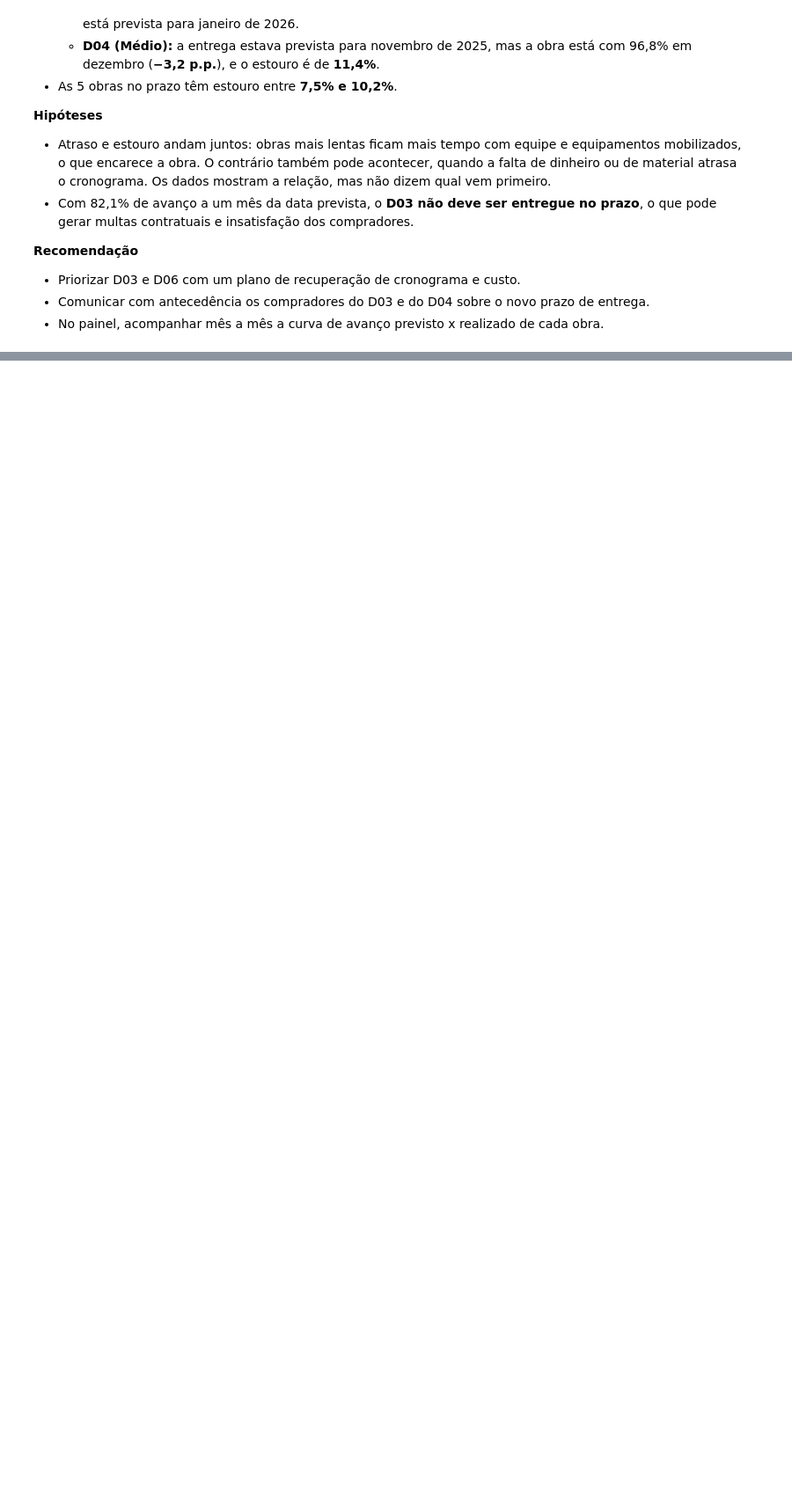
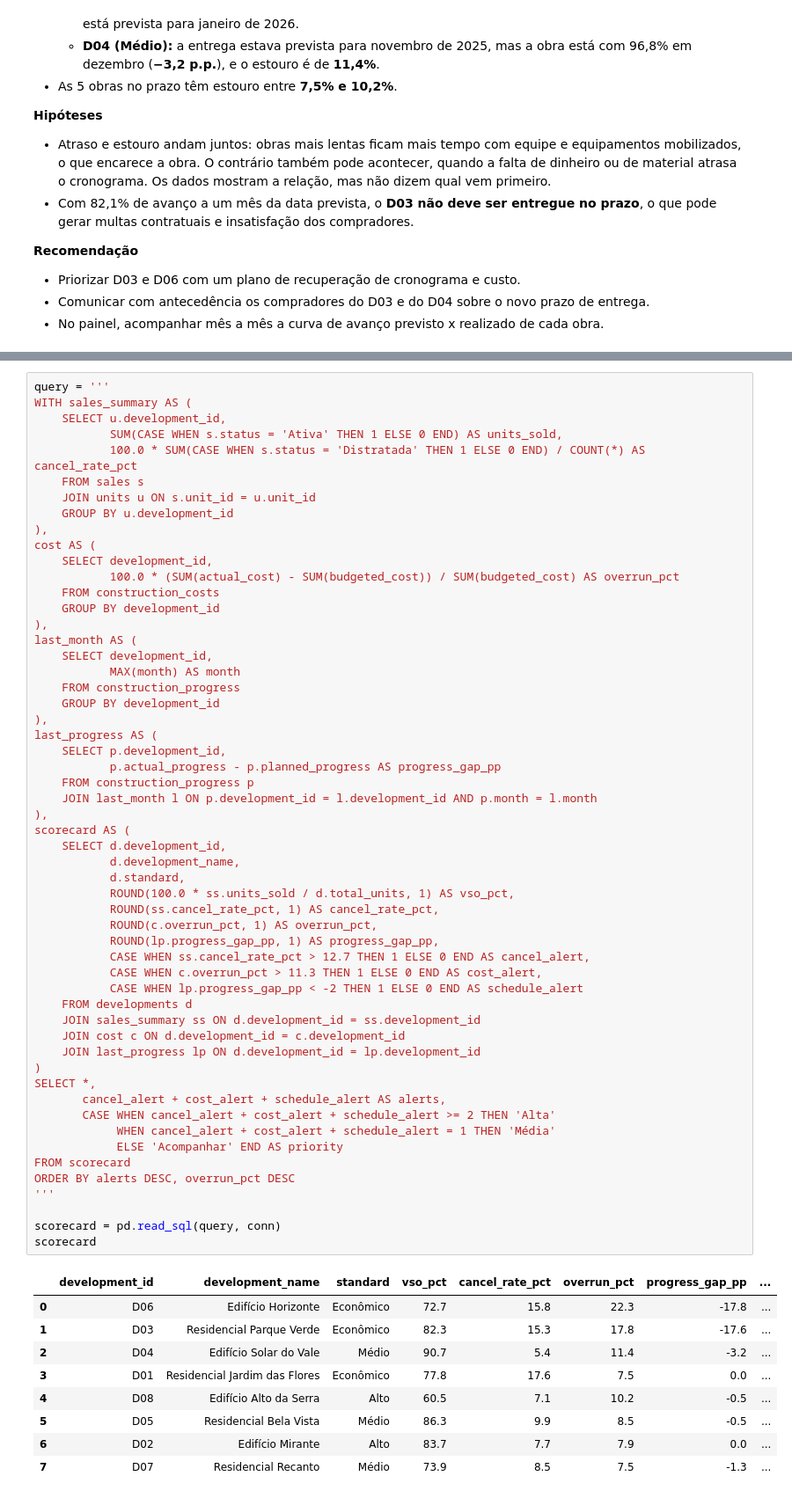
Before and after one commit to ricardo-paganini/construction-powerbi-dashboard, a Jupyter notebook: construction_analysis.ipynb, the cells around one changed output, grey strips where cells are left out. Shown at 88% size. Drawn from its saved outputs; the diff is of its cells as text; blank space fills up the shorter version.

```diff
--- a/construction_analysis.ipynb
+++ b/construction_analysis.ipynb
@@ -877,0 +890,65 @@ plt.show()
+# %%
+query = '''
+WITH sales_summary AS (
+    SELECT u.development_id,
+           SUM(CASE WHEN s.status = 'Ativa' THEN 1 ELSE 0 END) AS units_sold,
+           100.0 * SUM(CASE WHEN s.status = 'Distratada' THEN 1 ELSE 0 END) / COUNT(*) AS cancel_rate_pct
+    FROM sales s
+    JOIN units u ON s.unit_id = u.unit_id
+    GROUP BY u.development_id
+),
+cost AS (
+    SELECT development_id,
+           100.0 * (SUM(actual_cost) - SUM(budgeted_cost)) / SUM(budgeted_cost) AS overrun_pct
+    FROM construction_costs
+    GROUP BY development_id
+),
+last_month AS (
+    SELECT development_id,
+           MAX(month) AS month
+    FROM construction_progress
+    GROUP BY development_id
+),
+last_progress AS (
+    SELECT p.development_id,
+           p.actual_progress - p.planned_progress AS progress_gap_pp
+    FROM construction_progress p
+    JOIN last_month l ON p.development_id = l.development_id AND p.month = l.month
+),
+scorecard AS (
+    SELECT d.development_id,
+           d.development_name,
+           d.standard,
+           ROUND(100.0 * ss.units_sold / d.total_units, 1) AS vso_pct,
+           ROUND(ss.cancel_rate_pct, 1) AS cancel_rate_pct,
+           ROUND(c.overrun_pct, 1) AS overrun_pct,
+           ROUND(lp.progress_gap_pp, 1) AS progress_gap_pp,
+           CASE WHEN ss.cancel_rate_pct > 12.7 THEN 1 ELSE 0 END AS cancel_alert,
+           CASE WHEN c.overrun_pct > 11.3 THEN 1 ELSE 0 END AS cost_alert,
+           CASE WHEN lp.progress_gap_pp < -2 THEN 1 ELSE 0 END AS schedule_alert
+    FROM developments d
+    JOIN sales_summary ss ON d.development_id = ss.development_id
+    JOIN cost c ON d.development_id = c.development_id
+    JOIN last_progress lp ON d.development_id = lp.development_id
+)
+SELECT *,
+       cancel_alert + cost_alert + schedule_alert AS alerts,
+       CASE WHEN cancel_alert + cost_alert + schedule_alert >= 2 THEN 'Alta'
+            WHEN cancel_alert + cost_alert + schedule_alert = 1 THEN 'Média'
+            ELSE 'Acompanhar' END AS priority
+FROM scorecard
+ORDER BY alerts DESC, overrun_pct DESC
+'''
+
+scorecard = pd.read_sql(query, conn)
+scorecard
+# %% [output]
+|  | development_id | development_name | standard | vso_pct | cancel_rate_pct | overrun_pct | progress_gap_pp | ... |
+| 0 | D06 | Edifício Horizonte | Econômico | 72.7 | 15.8 | 22.3 | -17.8 | ... |
+| 1 | D03 | Residencial Parque Verde | Econômico | 82.3 | 15.3 | 17.8 | -17.6 | ... |
+| 2 | D04 | Edifício Solar do Vale | Médio | 90.7 | 5.4 | 11.4 | -3.2 | ... |
+| 3 | D01 | Residencial Jardim das Flores | Econômico | 77.8 | 17.6 | 7.5 | 0.0 | ... |
+| 4 | D08 | Edifício Alto da Serra | Alto | 60.5 | 7.1 | 10.2 | -0.5 | ... |
+| 5 | D05 | Residencial Bela Vista | Médio | 86.3 | 9.9 | 8.5 | -0.5 | ... |
+| 6 | D02 | Edifício Mirante | Alto | 83.7 | 7.7 | 7.9 | 0.0 | ... |
+| 7 | D07 | Residencial Recanto | Médio | 73.9 | 8.5 | 7.5 | -1.3 | ... |
```
Also changed, not shown: parts of 3 cells of this notebook.
